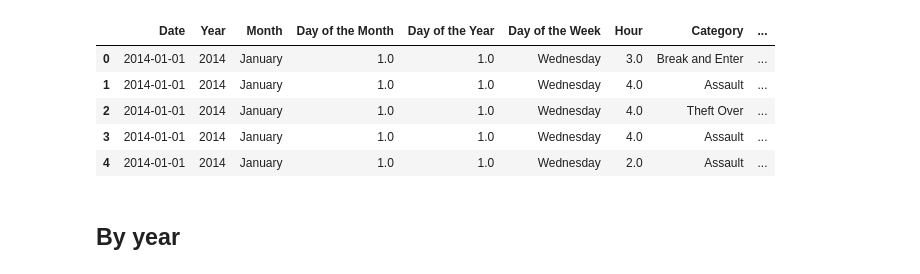
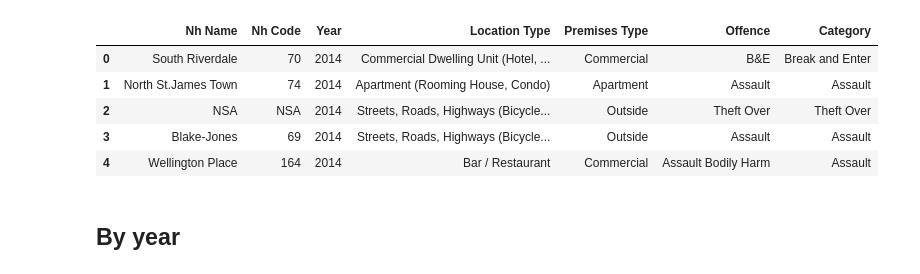
Before and after one commit to fannysigouin/project1, a Jupyter notebook: q5_year_to_year.ipynb, the cells around one changed output. Drawn from its saved outputs; the diff is of its cells as text; code cells hidden in the pictures.

```diff
--- a/q5_year_to_year.ipynb
+++ b/q5_year_to_year.ipynb
@@ -15,79 +21,37 @@ import numpy as np
 # %%
 # Read in data
 # df = pd.read_csv(Path('resources', 'mci_no_duplicates_2018_20_22.csv'))
 
 # read all data instead
 df = pd.read_csv(Path('resources', 'mci_no_duplicates_2014_and_over.csv'))
 
 # Keep only the relevant columns, rename them and drop na
-df = (df[['OCC_DATE', 'OCC_YEAR', 'OCC_MONTH', 'OCC_DAY', 'OCC_DOY', 'OCC_DOW', 'OCC_HOUR', 'MCI_CATEGORY', 'OFFENCE']]
+df = (df[['NEIGHBOURHOOD_158', 'HOOD_158', 'OCC_YEAR', 'LOCATION_TYPE', 'PREMISES_TYPE', 'OFFENCE', 'MCI_CATEGORY']]
     .rename(
         columns={
-            'OCC_DATE': 'Date',
+            'NEIGHBOURHOOD_158': 'Nh Name',
+            'HOOD_158': 'Nh Code',
             'OCC_YEAR': 'Year',
-            'OCC_MONTH': 'Month',
-            'OCC_DAY': 'Day of the Month',
-            'OCC_DOY': 'Day of the Year',
-            'OCC_DOW': 'Day of the Week',
-            'OCC_HOUR': 'Hour',
+            'LOCATION_TYPE': 'Location Type',
+            'PREMISES_TYPE': 'Premises Type',
             'MCI_CATEGORY': 'Category',
             'OFFENCE': 'Offence',
         }
     )
 )
 
 
 # Make year a string
 df['Year'] = (df['Year']
     .astype('string')
     .str.replace('.0', '',regex=False)
 )
 
-
-# Make month an ordered categorical variable
-df['Month'] = (df['Month']
-    .astype(
-        CategoricalDtype(
-            categories=[
-                'January',
-                'February',
-                'March',
-                'April',
-                'May',
-                'June',
-                'July',
-                'August',
-                'September',
-                'October',
-                'November',
-                'December'
-            ],
-            ordered=True))
-)
-
-# Make day of the week an ordered categorical variable
-df['Day of the Week'] = (df['Day of the Week']
-    .str.strip()
-    .astype(
-        CategoricalDtype(
-            categories=[
-                'Monday',
-                'Tuesday',
-                'Wednesday',
-                'Thursday',
-                'Friday',
-                'Saturday',
-                'Sunday'
-            ],
-            ordered=True)
-    )
-)
-
 df.head()
 # %% [output]
-|  | Date | Year | Month | Day of the Month | Day of the Year | Day of the Week | Hour | Category | ... |
-| 0 | 2014-01-01 | 2014 | January | 1.0 | 1.0 | Wednesday | 3.0 | Break and Enter | ... |
-| 1 | 2014-01-01 | 2014 | January | 1.0 | 1.0 | Wednesday | 4.0 | Assault | ... |
-| 2 | 2014-01-01 | 2014 | January | 1.0 | 1.0 | Wednesday | 4.0 | Theft Over | ... |
-| 3 | 2014-01-01 | 2014 | January | 1.0 | 1.0 | Wednesday | 4.0 | Assault | ... |
-| 4 | 2014-01-01 | 2014 | January | 1.0 | 1.0 | Wednesday | 2.0 | Assault | ... |
+|  | Nh Name | Nh Code | Year | Location Type | Premises Type | Offence | Category |
+| 0 | South Riverdale | 70 | 2014 | Commercial Dwelling Unit (Hotel, ... | Commercial | B&E | Break and Enter |
+| 1 | North St.James Town | 74 | 2014 | Apartment (Rooming House, Condo) | Apartment | Assault | Assault |
+| 2 | NSA | NSA | 2014 | Streets, Roads, Highways (Bicycle... | Outside | Theft Over | Theft Over |
+| 3 | Blake-Jones | 69 | 2014 | Streets, Roads, Highways (Bicycle... | Outside | Assault | Assault |
+| 4 | Wellington Place | 164 | 2014 | Bar / Restaurant | Commercial | Assault Bodily Harm | Assault |
```
Also changed, not shown: parts of 29 cells of this notebook.
